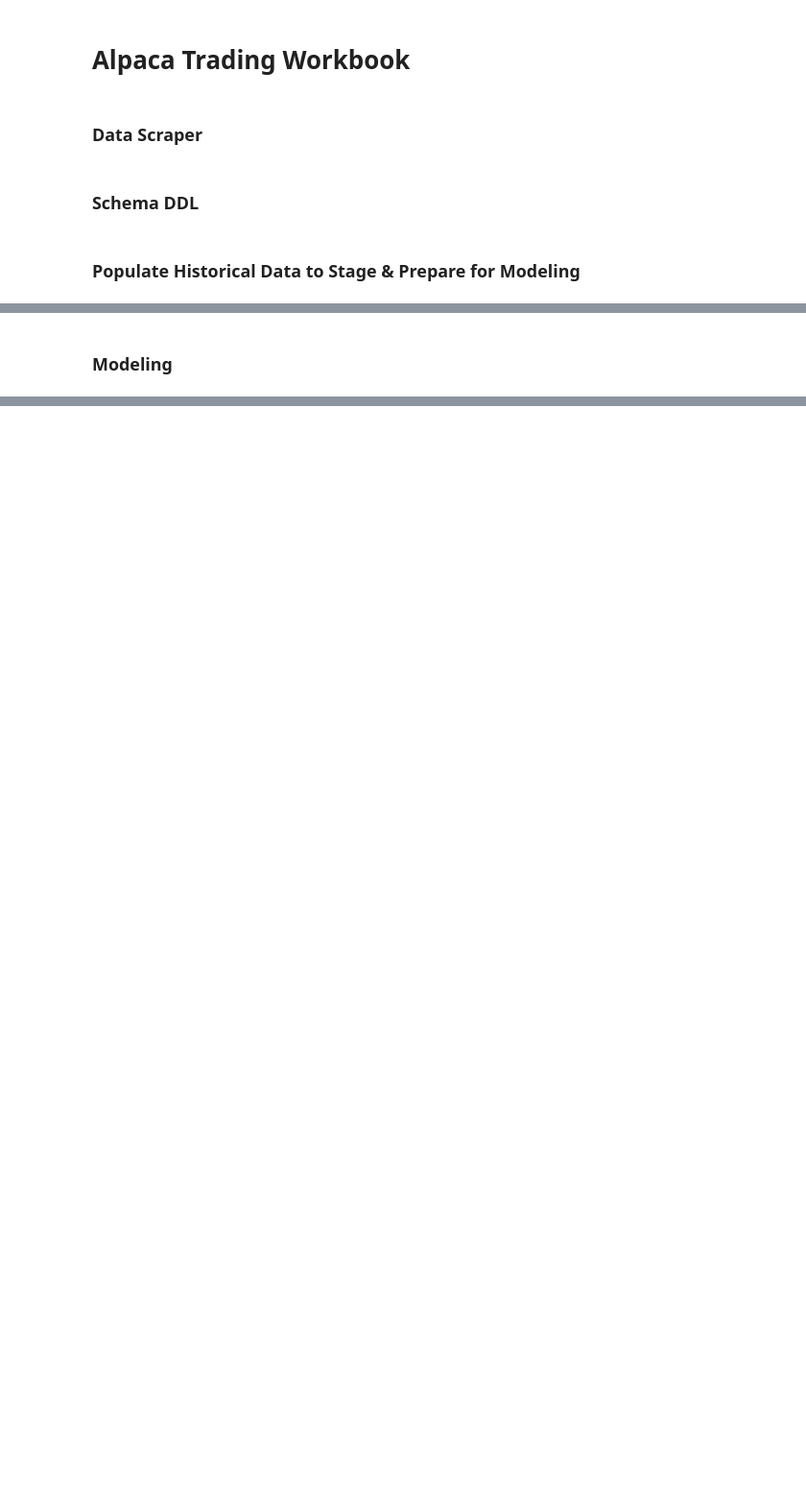
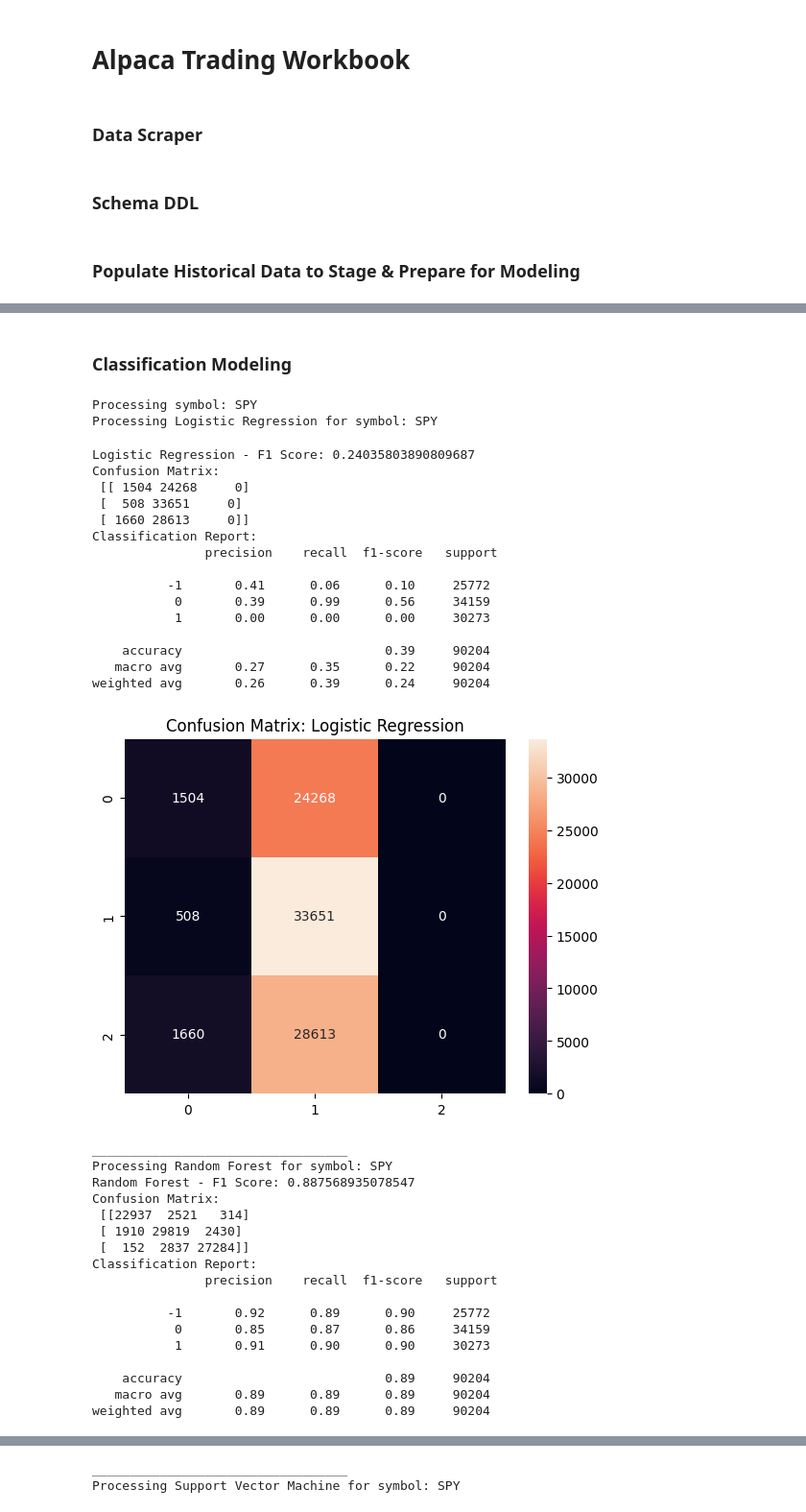
Before and after one commit to Karchensky/Alpaca-Scraper-Trader, a Jupyter notebook: alpaca.ipynb, the cells around one changed output, grey strips where cells are left out. Shown at 96% size. Cells and saved outputs as stored; diff of their text form; code cells hidden in the pictures; blank space fills up the shorter version.

Commit message:
classification models

```diff
--- a/alpaca.ipynb
+++ b/alpaca.ipynb
@@ -417,2 +495,54 @@ __________________________________
 # %% [markdown]
-###  Modeling
+###  Classification Modeling
+# %%
+# Instantiate and use the trading bot
+atb = AlpacaTradingBot()
+
+# Select features, target, and symbol to run our classifaction models on
+symbols = ['SPY']
+target = 'TARGET_MOVEMENT_SIGNAL'
+features = ['MACD', 'MACD_SIGNAL', 'RSI', 'STOCHASTIC_K', 'CCI', 'BOLLINGER_WIDTH_PERCENT',
+            'BOLLINGER_POSITION', 'ATR', 'OBV', 'DAILY_MOVEMENT_SINCE_OPEN', 'WEEKLY_MOVEMENT_SINCE_OPEN',
+            'PCT_MOVEMENT_20_PERIODS', 'PCT_MOVEMENT_60_PERIODS', 'DAY_OF_WEEK', 'HOUR_OF_DAY']
+
+# Run models for each symbol
+for symbol in symbols:
+    print(f"Processing symbol: {symbol}")
+    atb.classification_modeling(features, target, symbol)
+    print(f"Completed processing for symbol: {symbol}\n")
+# %% [output]
+Processing symbol: SPY
+Processing Logistic Regression for symbol: SPY
+Logistic Regression - F1 Score: 0.24035803890809687
+Confusion Matrix:
+ [[ 1504 24268     0]
+ [  508 33651     0]
+ [ 1660 28613     0]]
+Classification Report:
+               precision    recall  f1-score   support
+
+          -1       0.41      0.06      0.10     25772
+           0       0.39      0.99      0.56     34159
+           1       0.00      0.00      0.00     30273
+
+    accuracy                           0.39     90204
+   macro avg       0.27      0.35      0.22     90204
+weighted avg       0.26      0.39      0.24     90204
+[figure, added]
+__________________________________
+Processing Random Forest for symbol: SPY
+Random Forest - F1 Score: 0.887568935078547
+Confusion Matrix:
+ [[22937  2521   314]
+ [ 1910 29819  2430]
+ [  152  2837 27284]]
+Classification Report:
+               precision    recall  f1-score   support
+
+          -1       0.92      0.89      0.90     25772
+           0       0.85      0.87      0.86     34159
+           1       0.91      0.90      0.90     30273
+
+    accuracy                           0.89     90204
+   macro avg       0.89      0.89      0.89     90204
+weighted avg       0.89      0.89      0.89     90204
@@ -418,0 +550,2 @@ __________________________________
+__________________________________
+Processing Support Vector Machine for symbol: SPY
```
Also changed, not shown: parts of 4 cells of this notebook.
